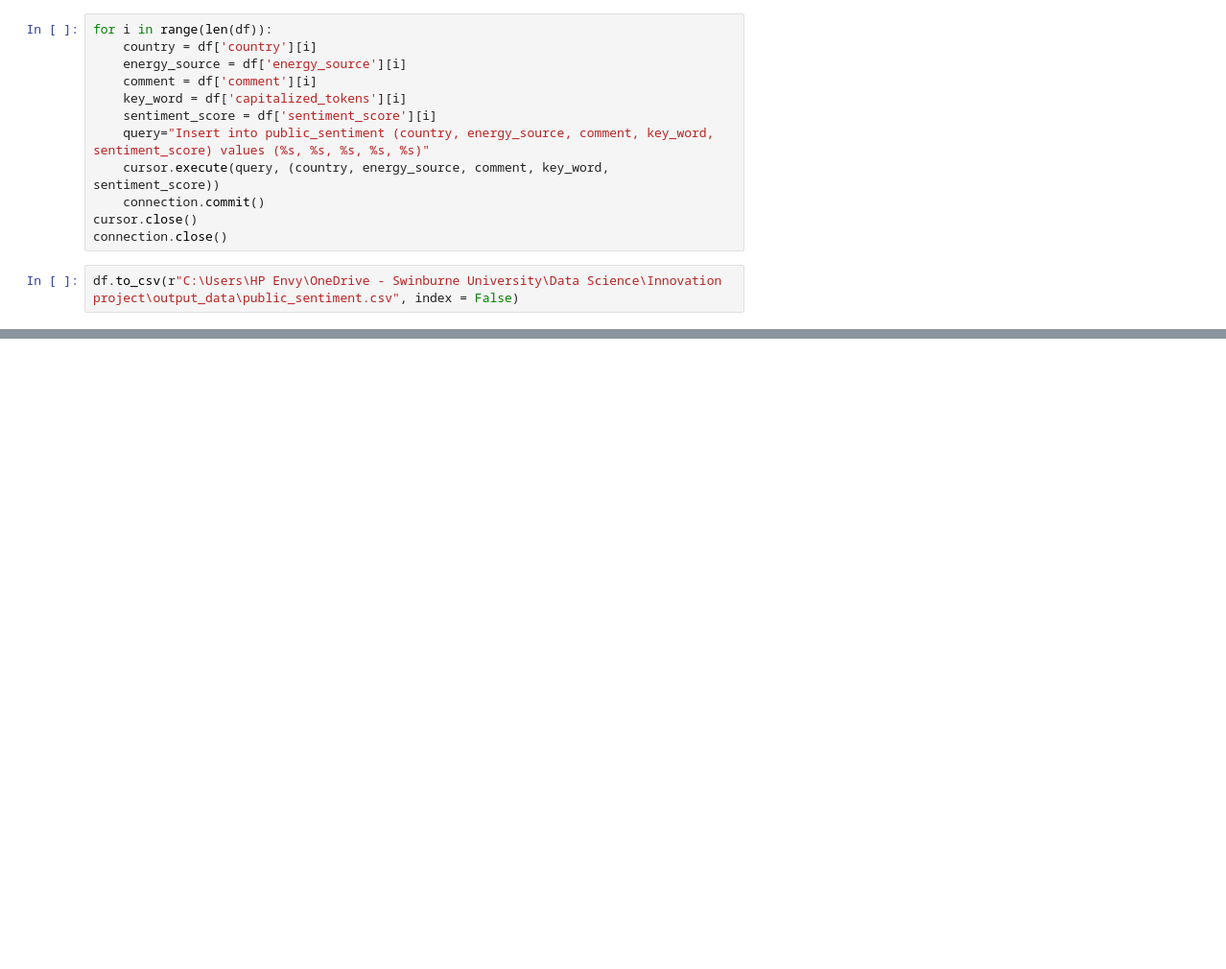
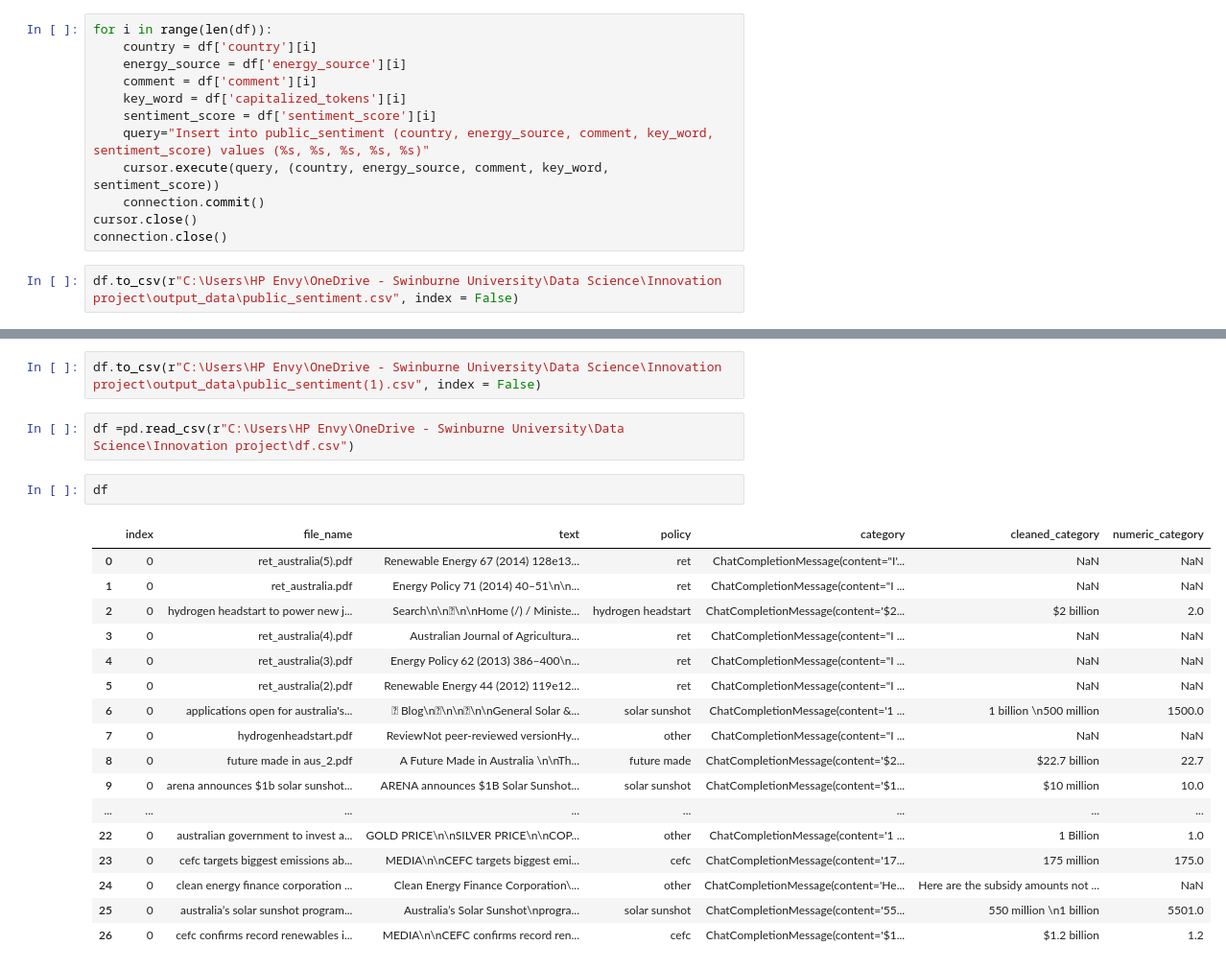
Before and after one commit to Tuandat10/Design-Innovation-Project, a Jupyter notebook: src/cleaned_sentiment_output.ipynb, the cells around one changed output, grey strips where cells are left out. Shown at 96% size. Saved outputs shown, nothing was run; the diff lists cells and outputs as text; blank space fills up the shorter version.

```diff
--- a/src/cleaned_sentiment_output.ipynb
+++ b/src/cleaned_sentiment_output.ipynb
@@ -116,0 +185,24 @@ df.to_csv(r"C:\Users\HP Envy\OneDrive - Swinburne University\Data Science\Innova
+# %%
+df.to_csv(r"C:\Users\HP Envy\OneDrive - Swinburne University\Data Science\Innovation project\output_data\public_sentiment(1).csv", index = False)
+# %%
+df =pd.read_csv(r"C:\Users\HP Envy\OneDrive - Swinburne University\Data Science\Innovation project\df.csv")
+# %%
+df
+# %% [output]
+|  | index | file_name | text | policy | category | cleaned_category | numeric_category |
+| 0 | 0 | ret_australia(5).pdf | Renewable Energy 67 (2014) 128e13... | ret | ChatCompletionMessage(content="I'... | NaN | NaN |
+| 1 | 0 | ret_australia.pdf | Energy Policy 71 (2014) 40–51\n\n... | ret | ChatCompletionMessage(content="I ... | NaN | NaN |
+| 2 | 0 | hydrogen headstart to power new j... | Search\n\n\n\nHome (/) / Ministe... | hydrogen headstart | ChatCompletionMessage(content='$2... | $2 billion | 2.0 |
+| 3 | 0 | ret_australia(4).pdf | Australian Journal of Agricultura... | ret | ChatCompletionMessage(content="I ... | NaN | NaN |
+| 4 | 0 | ret_australia(3).pdf | Energy Policy 62 (2013) 386–400\n... | ret | ChatCompletionMessage(content="I ... | NaN | NaN |
+| 5 | 0 | ret_australia(2).pdf | Renewable Energy 44 (2012) 119e12... | ret | ChatCompletionMessage(content="I ... | NaN | NaN |
+| 6 | 0 | applications open for australia's... |  Blog\n\n\n\n\nGeneral Solar &... | solar sunshot | ChatCompletionMessage(content='1 ... | 1 billion \n500 million | 1500.0 |
+| 7 | 0 | hydrogenheadstart.pdf | ReviewNot peer-reviewed versionHy... | other | ChatCompletionMessage(content="I ... | NaN | NaN |
+| 8 | 0 | future made in aus_2.pdf | A Future Made in Australia \n\nTh... | future made | ChatCompletionMessage(content='$2... | $22.7 billion | 22.7 |
+| 9 | 0 | arena announces $1b solar sunshot... | ARENA announces $1B Solar Sunshot... | solar sunshot | ChatCompletionMessage(content='$1... | $10 million | 10.0 |
+| ... | ... | ... | ... | ... | ... | ... | ... |
+| 22 | 0 | australian government to invest a... | GOLD PRICE\n\nSILVER PRICE\n\nCOP... | other | ChatCompletionMessage(content='1 ... | 1 Billion | 1.0 |
+| 23 | 0 | cefc targets biggest emissions ab... | MEDIA\n\nCEFC targets biggest emi... | cefc | ChatCompletionMessage(content='17... | 175 million | 175.0 |
+| 24 | 0 | clean energy finance corporation ... | Clean Energy Finance Corporation\... | other | ChatCompletionMessage(content='He... | Here are the subsidy amounts not ... | NaN |
+| 25 | 0 | australia’s solar sunshot program... | Australia’s Solar Sunshot\nprogra... | solar sunshot | ChatCompletionMessage(content='55... | 550 million \n1 billion | 5501.0 |
+| 26 | 0 | cefc confirms record renewables i... | MEDIA\n\nCEFC confirms record ren... | cefc | ChatCompletionMessage(content='$1... | $1.2 billion | 1.2 |
```
Also changed, not shown: parts of 8 cells of this notebook, 9 other files.
